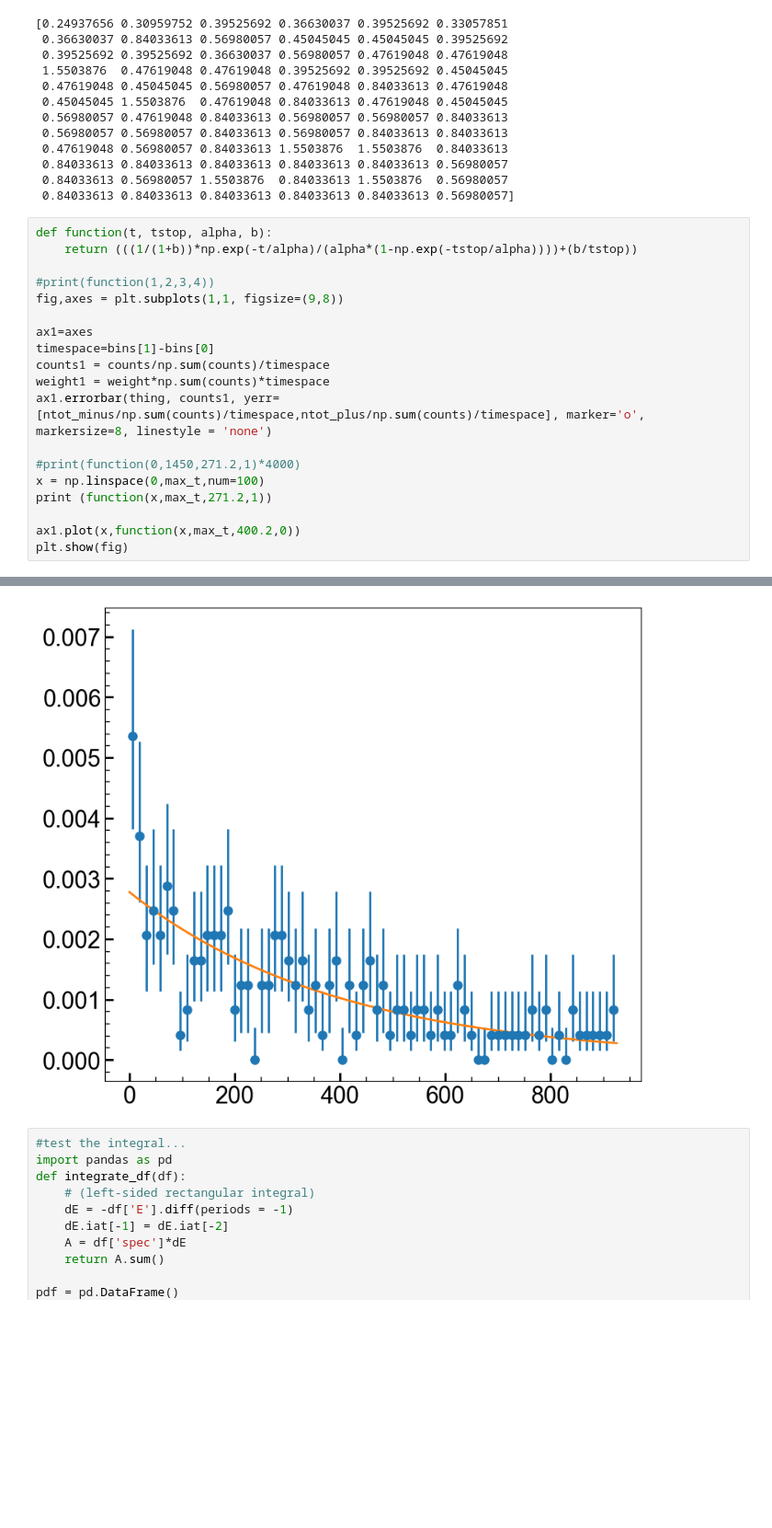
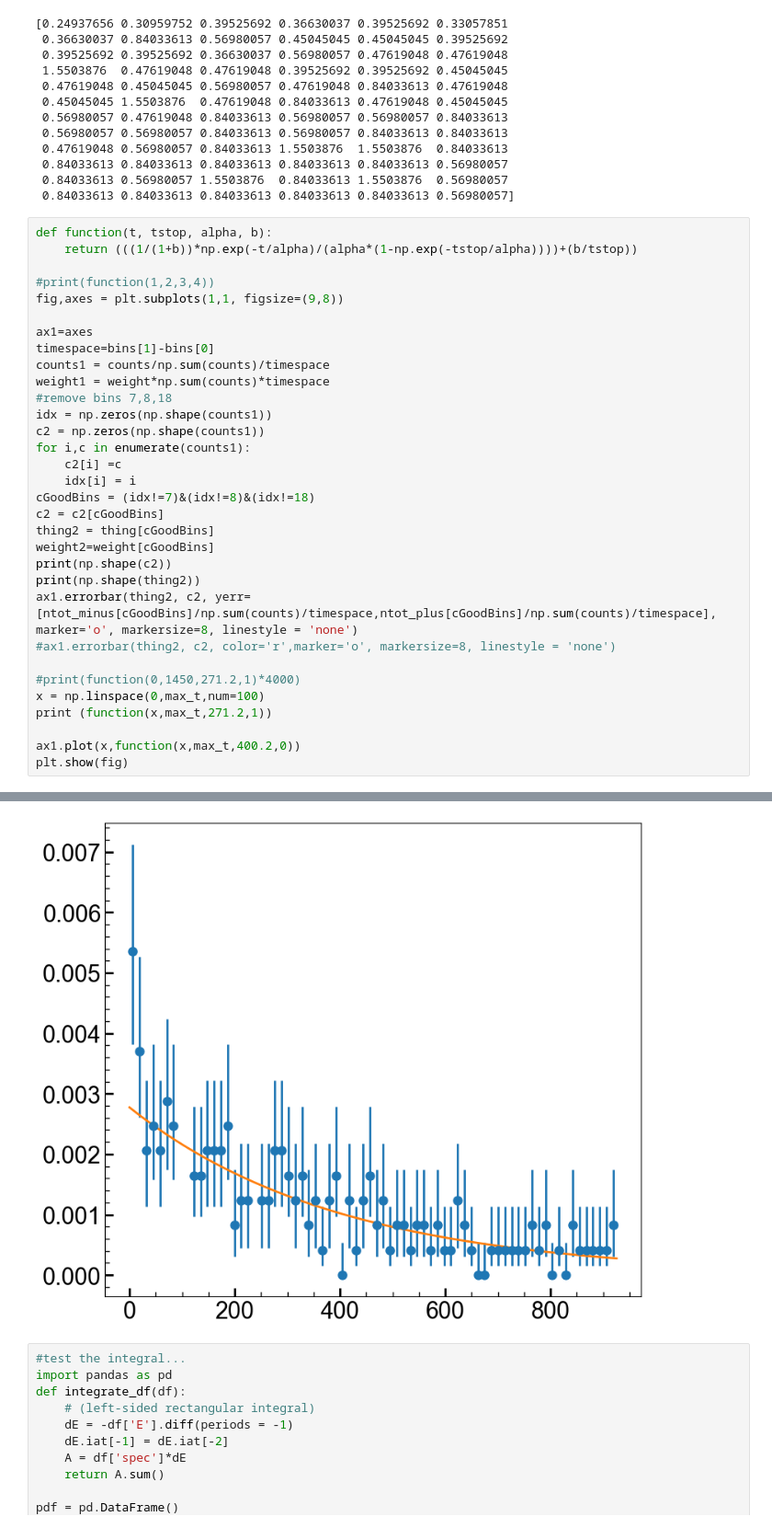
Before and after one commit to villano-lab/thermal-flux_paper2023, a Jupyter notebook: ChiSquare.ipynb, the cells around one changed output, grey strips where cells are left out. Shown at 92% size. Drawn from its saved outputs; the diff is of its cells as text; blank space fills up the shorter version.

```diff
--- a/ChiSquare.ipynb
+++ b/ChiSquare.ipynb
@@ -152,7 +152,20 @@ ax1=axes
 timespace=bins[1]-bins[0]
 counts1 = counts/np.sum(counts)/timespace
 weight1 = weight*np.sum(counts)*timespace
-ax1.errorbar(thing, counts1, yerr=[ntot_minus/np.sum(counts)/timespace,ntot_plus/np.sum(counts)/timespace], marker='o', markersize=8, linestyle = 'none')
+#remove bins 7,8,18
+idx = np.zeros(np.shape(counts1))
+c2 = np.zeros(np.shape(counts1))
+for i,c in enumerate(counts1):
+    c2[i] =c
+    idx[i] = i
+cGoodBins = (idx!=7)&(idx!=8)&(idx!=18)
+c2 = c2[cGoodBins]
+thing2 = thing[cGoodBins]
+weight2=weight[cGoodBins]
+print(np.shape(c2))
+print(np.shape(thing2))
+ax1.errorbar(thing2, c2, yerr=[ntot_minus[cGoodBins]/np.sum(counts)/timespace,ntot_plus[cGoodBins]/np.sum(counts)/timespace], marker='o', markersize=8, linestyle = 'none')
+#ax1.errorbar(thing2, c2, color='r',marker='o', markersize=8, linestyle = 'none')
 
 #print(function(0,1450,271.2,1)*4000)
 x = np.linspace(0,max_t,num=100)
@@ -164,21 +179,21 @@ plt.show(fig)
 [0.00298706 0.00292246 0.00286005 0.00279976 0.00274151 0.00268524
  0.00263087 0.00257834 0.00252759 0.00247857 0.0024312  0.00238544
  0.00234123 0.00229851 0.00225725 0.00221738 0.00217886 0.00214165
  0.0021057  0.00207096 0.00203741 0.00200499 0.00197367 0.00194341
  0.00191417 0.00188593 0.00185864 0.00183228 0.00180681 0.0017822
  0.00175843 0.00173546 0.00171327 0.00169183 0.00167112 0.00165111
  0.00163178 0.00161311 0.00159506 0.00157763 0.00156079 0.00154452
  0.0015288  0.00151361 0.00149894 0.00148476 0.00147107 0.00145784
  0.00144505 0.0014327  0.00142077 0.00140925 0.00139811 0.00138735
  0.00137696 0.00136691 0.00135721 0.00134784 0.00133878 0.00133003
  0.00132158 0.00131341 0.00130552 0.0012979  0.00129054 0.00128342
  0.00127655 0.00126991 0.00126349 0.0012573  0.00125131 0.00124552
  0.00123993 0.00123453 0.00122932 0.00122428 0.00121941 0.0012147
  0.00121016 0.00120577 0.00120152 0.00119743 0.00119347 0.00118964
  0.00118594 0.00118237 0.00117892 0.00117559 0.00117237 0.00116926
  0.00116626 0.00116335 0.00116055 0.00115784 0.00115522 0.00115269
  0.00115024 0.00114788 0.0011456  0.0011434 ]
-[figure, old version]
+[figure, new version]
 # %%
 #test the integral...
 import pandas as pd
```
Also changed, not shown: parts of 3 cells of this notebook.
